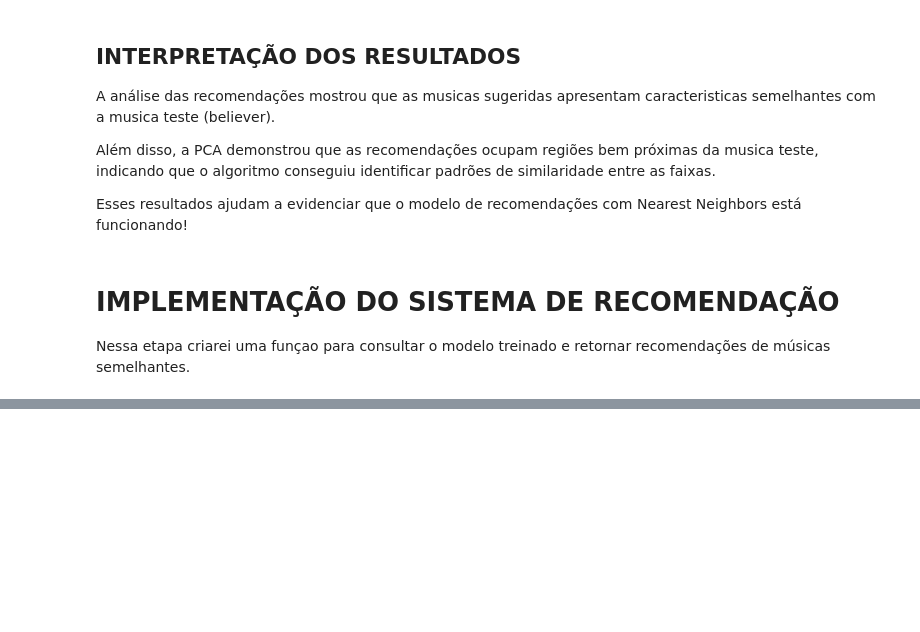
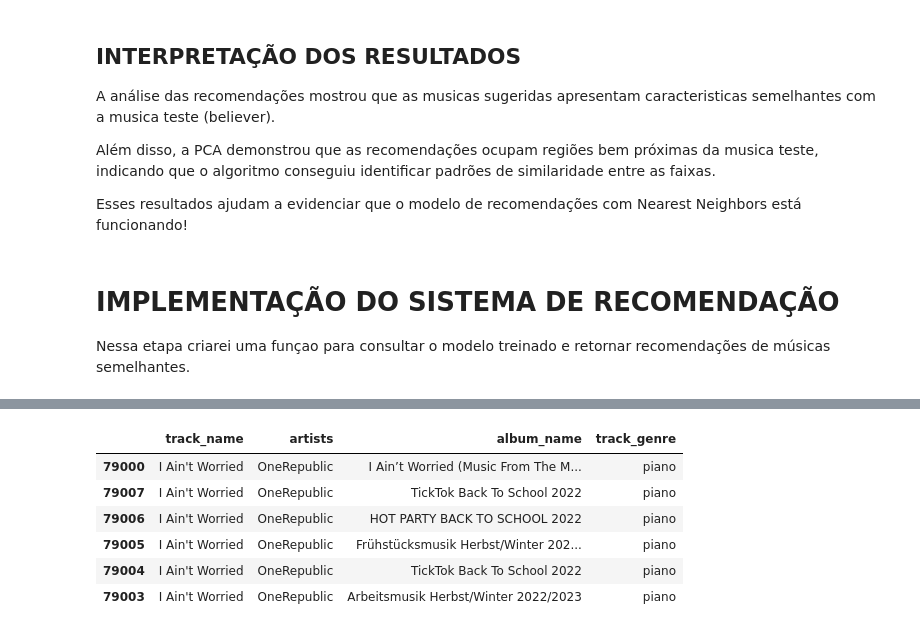
Before and after one commit to FelipeGhensevPeres/Spotify-Recommendation-System, a Jupyter notebook: notebooks/02_recommendation_model.ipynb, the cells around one changed output, grey strips where cells are left out. Saved outputs shown, nothing was run; the diff lists cells and outputs as text; code cells hidden in the pictures; blank space fills up the shorter version.

```diff
--- a/notebooks/02_recommendation_model.ipynb
+++ b/notebooks/02_recommendation_model.ipynb
@@ -290,0 +301,10 @@ display(resultado)
+# %%
+recommendation_song(song_name="counting stars")
+# %% [output]
+|  | track_name | artists | album_name | track_genre |
+| 79000 | I Ain't Worried | OneRepublic | I Ain’t Worried (Music From The M... | piano |
+| 79007 | I Ain't Worried | OneRepublic | TickTok Back To School 2022 | piano |
+| 79006 | I Ain't Worried | OneRepublic | HOT PARTY BACK TO SCHOOL 2022 | piano |
+| 79005 | I Ain't Worried | OneRepublic | Frühstücksmusik Herbst/Winter 202... | piano |
+| 79004 | I Ain't Worried | OneRepublic | TickTok Back To School 2022 | piano |
+| 79003 | I Ain't Worried | OneRepublic | Arbeitsmusik Herbst/Winter 2022/2023 | piano |
```
Also changed, not shown: parts of 7 cells of this notebook.
